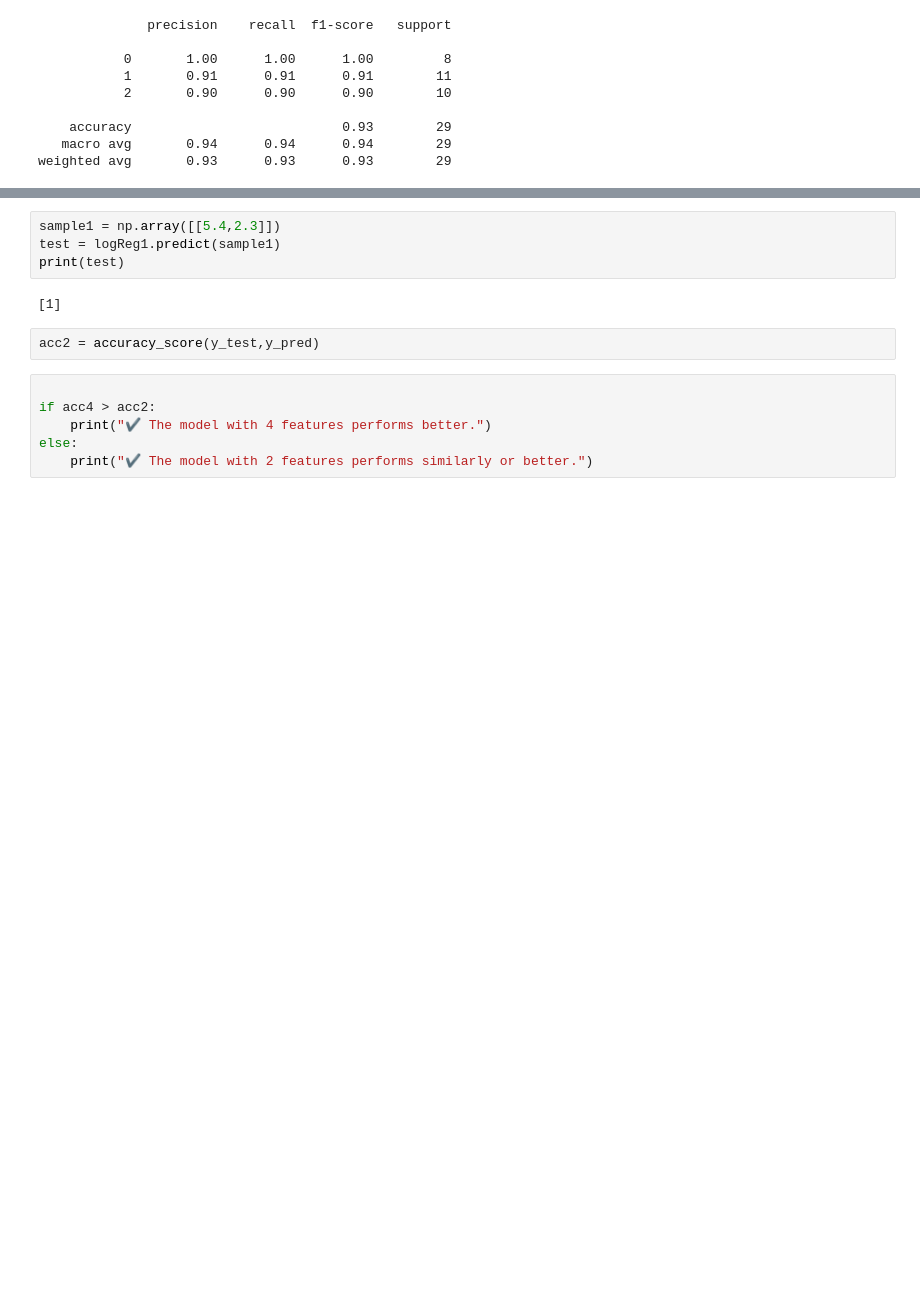
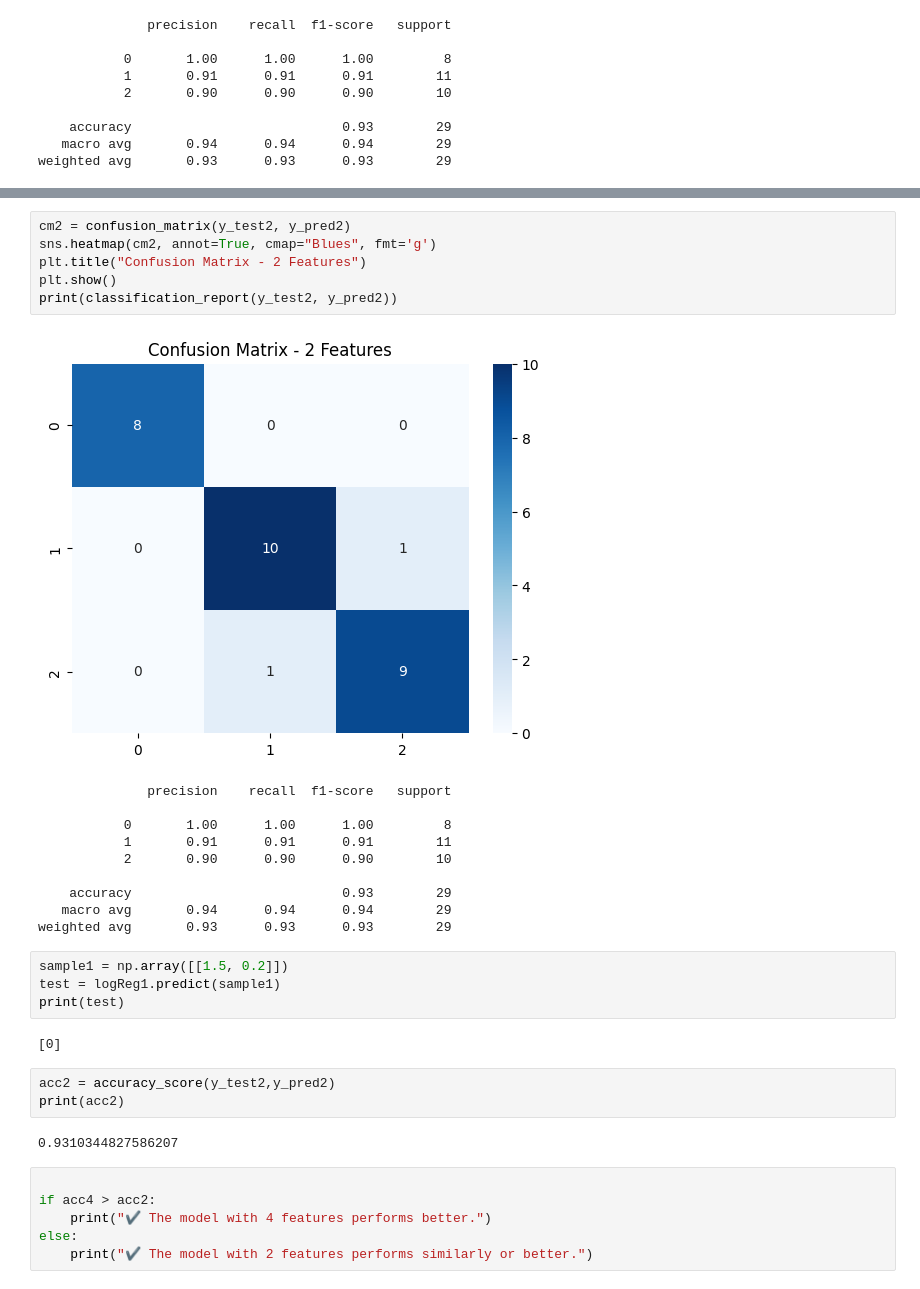
Before and after one commit to NUS-ISS-LC/assignment-4-linear-and-logistic-regression-NyuntSinHtet96, a Jupyter notebook: Logistic_Reg-workshop.ipynb, the cells around one changed output, grey strips where cells are left out. Cells and saved outputs as stored; diff of their text form; blank space fills up the shorter version.

```diff
--- a/Logistic_Reg-workshop.ipynb
+++ b/Logistic_Reg-workshop.ipynb
@@ -187,14 +190,34 @@ y_pred
 # %% [output]
 array([2, 1, 0, 0, 0, 1, 1, 1, 2, 0, 0, 2, 1, 1, 2, 0, 1, 1, 1, 2, 2, 1,
        0, 2, 0, 2, 2, 2, 1])
+# %%
+cm2 = confusion_matrix(y_test2, y_pred2)
+sns.heatmap(cm2, annot=True, cmap="Blues", fmt='g')
+plt.title("Confusion Matrix - 2 Features")
+plt.show()
+print(classification_report(y_test2, y_pred2))
+# %% [output]
+[figure, added]
+              precision    recall  f1-score   support
+
+           0       1.00      1.00      1.00         8
+           1       0.91      0.91      0.91        11
+           2       0.90      0.90      0.90        10
+
+    accuracy                           0.93        29
+   macro avg       0.94      0.94      0.94        29
+weighted avg       0.93      0.93      0.93        29
 # %%
-sample1 = np.array([[5.4,2.3]])
+sample1 = np.array([[1.5, 0.2]])
 test = logReg1.predict(sample1)
 print(test)
 # %% [output]
-[1]
+[0]
 # %%
-acc2 = accuracy_score(y_test,y_pred)
+acc2 = accuracy_score(y_test2,y_pred2)
+print(acc2)
+# %% [output]
+0.9310344827586207
 # %%
 
 if acc4 > acc2:
```
Also changed, not shown: parts of 3 cells of this notebook.
